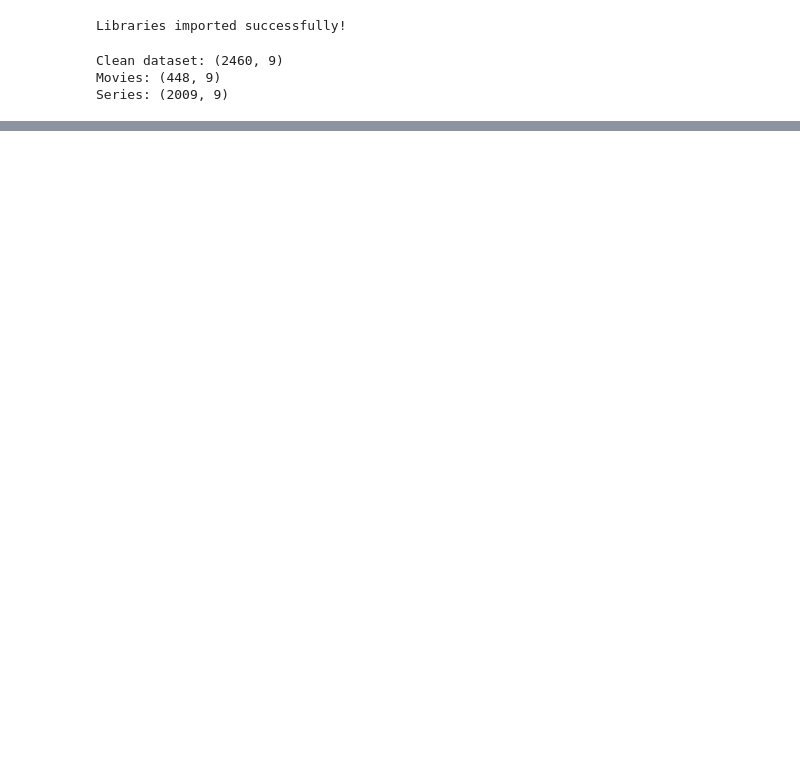
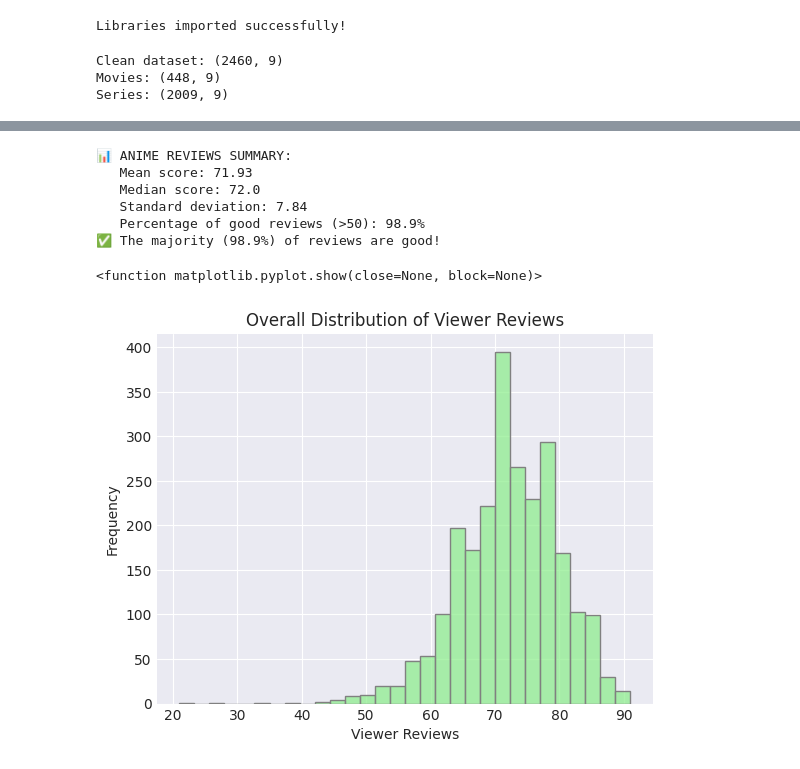
Before and after one commit to Osvajorge/anime-analytics-hub, a Jupyter notebook: notebooks/03_eda.ipynb, the cells around one changed output, grey strips where cells are left out. Cells and saved outputs as stored; diff of their text form; code cells hidden in the pictures; blank space fills up the shorter version.

```diff
--- a/notebooks/03_eda.ipynb
+++ b/notebooks/03_eda.ipynb
@@ -50,2 +62,38 @@ df_clean.head()
+# %%
+mean_score = df_clean['viewer_reviews'].mean().round(2)
+median_score = df_clean['viewer_reviews'].median().round(2)
+std_score = df_clean['viewer_reviews'].std().round(2)
+
+good_reviews = (df_clean['viewer_reviews'] > 50).sum()
+total_reviews = len(df_clean)
+percentage_good = ((good_reviews / total_reviews) * 100).round(1)
+
+print(f"📊 ANIME REVIEWS SUMMARY:")
+print(f"   Mean score: {mean_score}")
+print(f"   Median score: {median_score}")
+print(f"   Standard deviation: {std_score}")
+print(f"   Percentage of good reviews (>50): {percentage_good}%")
+
+if percentage_good > 50:
+    print(f"✅ The majority ({percentage_good}%) of reviews are good!")
+else:
+    print(f"❌ The majority ({100-percentage_good}%) of reviews are poor!")
+# %% [output]
+📊 ANIME REVIEWS SUMMARY:
+   Mean score: 71.93
+   Median score: 72.0
+   Standard deviation: 7.84
+   Percentage of good reviews (>50): 98.9%
+✅ The majority (98.9%) of reviews are good!
+# %%
+plt.Figure(figsize=(10,5))
+sns.histplot(df_clean['viewer_reviews'], bins= 30, color='lightgreen', edgecolor='gray')
+plt.title('Overall Distribution of Viewer Reviews')
+plt.xlabel('Viewer Reviews')
+plt.ylabel('Frequency')
+plt.show
+# %% [output]
+<function matplotlib.pyplot.show(close=None, block=None)>
+[figure, added]
 # %%
 #Univariate Analysis
```
Also changed, not shown: parts of 4 cells of this notebook.
